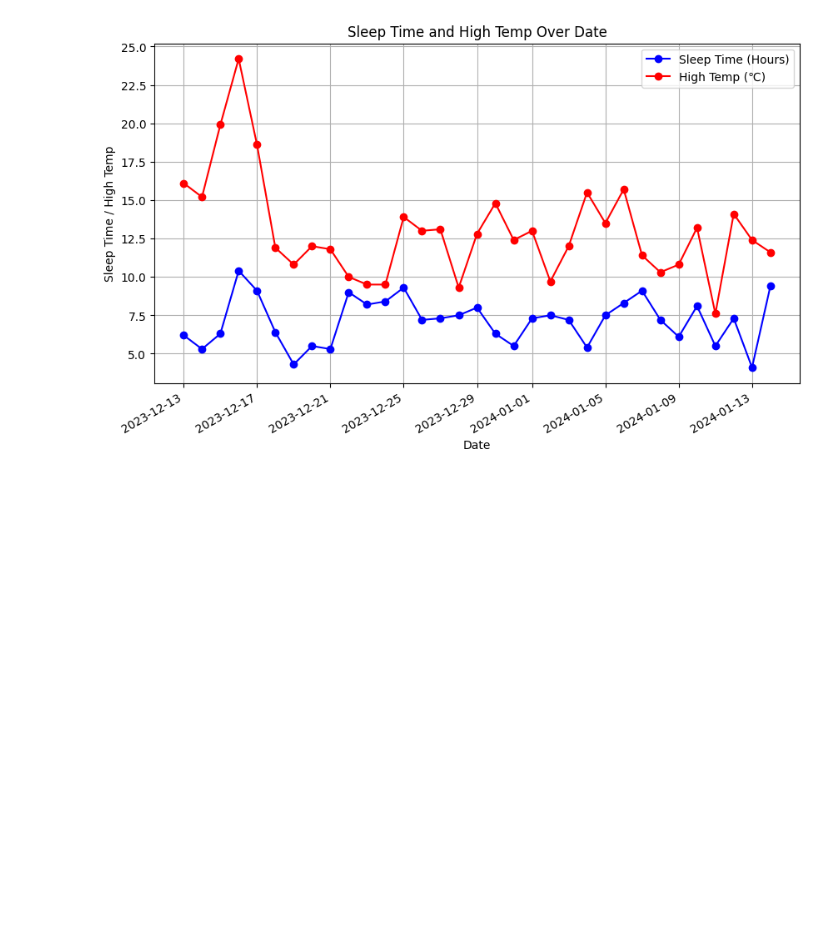
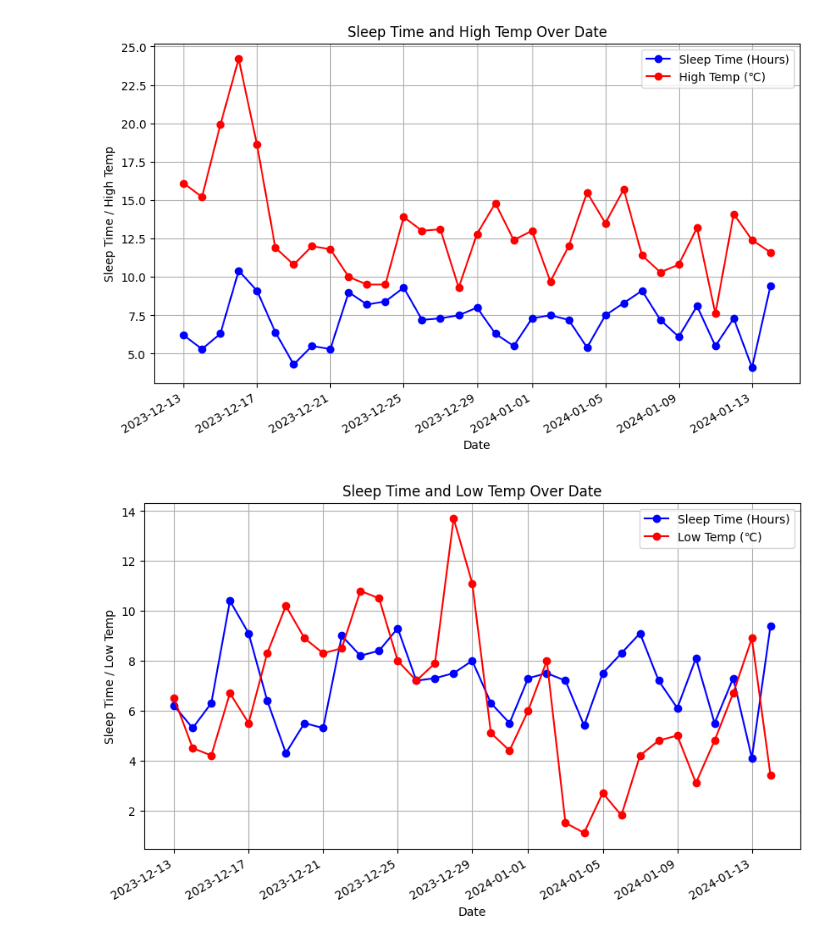
Before and after one commit to mitsuki0215/dspro_last_assignment, a Jupyter notebook: practice.ipynb, the cells around one changed output. Drawn from its saved outputs; the diff is of its cells as text; code cells hidden in the pictures; blank space fills up the shorter version.

```diff
--- a/practice.ipynb
+++ b/practice.ipynb
@@ -392,38 +392,40 @@ import matplotlib.pyplot as plt
 from datetime import datetime
 
 # データベースへの接続
-conn = sqlite3.connect('./practice.sqlite')
+conn = sqlite3.connect('./database.sqlite')
 c = conn.cursor()
 
 # データの取得
-date_and_sleep_time_and_low_temp_list = [data for data in c.execute('SELECT date, sleep_time, low_temp FROM practice')]
+date_and_sleep_time_and_low_temp_list = [data for data in c.execute('SELECT date, sleep_time, low_temp FROM database')]
 conn.close()
 
 # リストの初期化
 date_list = []
 sleep_time_list = []
 low_temp_list = []
 
 # データのリストへの格納
 for date_str, sleep_time, low_temp in date_and_sleep_time_and_low_temp_list:
     # 日付の文字列をdatetimeオブジェクトに変換
-    date_obj = datetime.strptime(date_str, '%Y/%m/%d')
+    date_obj = datetime.strptime(date_str, '%Y-%m-%d')
     date_list.append(date_obj)
     sleep_time_list.append(sleep_time)
     low_temp_list.append(low_temp)
 
 # Matplotlibでグラフをプロット
 plt.figure(figsize=(10, 6))
 
 # 睡眠時間に対する日付のプロット（折れ線グラフ）
 plt.plot(date_list, sleep_time_list, label='Sleep Time (Hours)', color='blue', marker='o')
 
 # 最低気温に対する日付のプロット（折れ線グラフ）
 plt.plot(date_list, low_temp_list, label='Low Temp (℃)', color='red', marker='o')
 plt.xlabel('Date')
 plt.ylabel('Sleep Time / Low Temp')
 plt.title('Sleep Time and Low Temp Over Date')
 plt.gcf().autofmt_xdate()
 plt.legend()
 plt.grid(True)
 plt.show()
+# %% [output]
+[figure, added]
```
